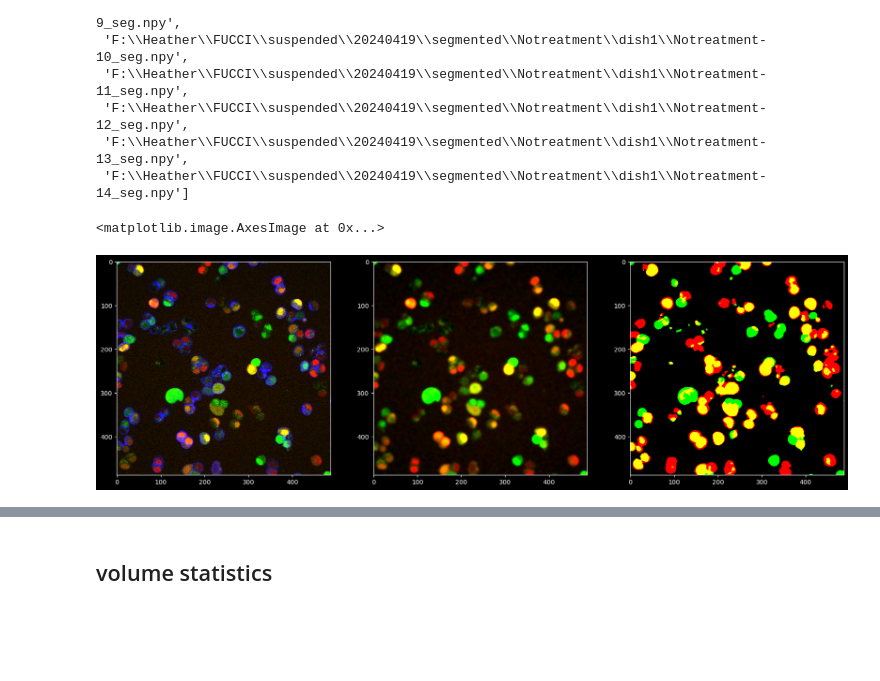
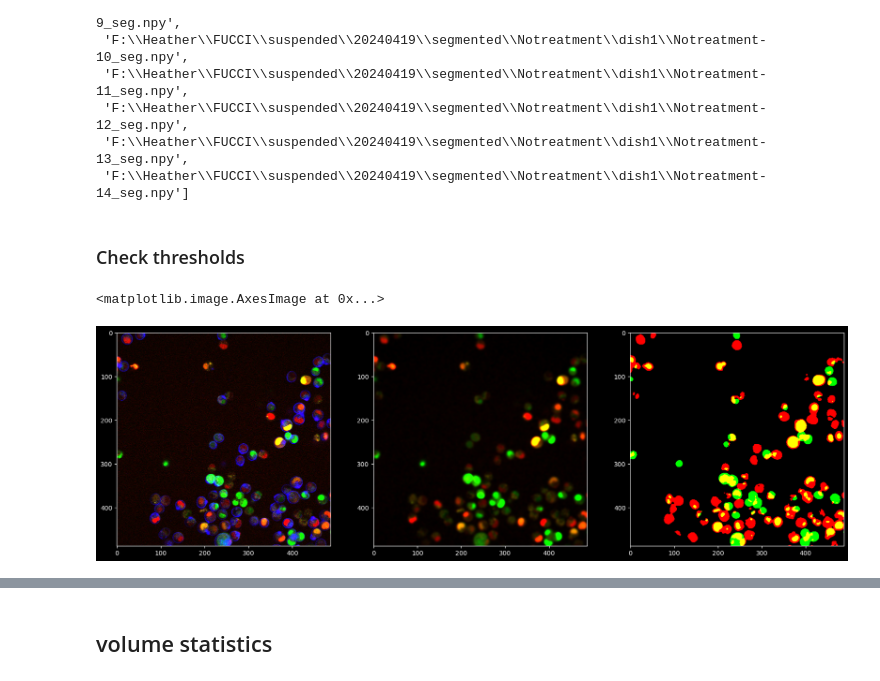
Before and after one commit to andyletzhang/segmentation_tools, a Jupyter notebook: mosaic_suspension.ipynb, the cells around one changed output, grey strips where cells are left out. Saved outputs shown, nothing was run; the diff lists cells and outputs as text; code cells hidden in the pictures; blank space fills up the shorter version.

```diff
--- a/mosaic_suspension.ipynb
+++ b/mosaic_suspension.ipynb
@@ -99,8 +112,8 @@ Path(output_path).mkdir(exist_ok=True, parents=True)
 
 for i, img in enumerate(tqdm(imgs)):
     masks=model.eval(img[2], diameter=diameter)[0]
-    masks=utils.remove_edge_masks(masks)
-    outlines=utils.masks_to_outlines(masks)
-    outlines_list=utils.outlines_list(masks)
+    masks=cp_utils.remove_edge_masks(masks)
+    outlines=cp_utils.masks_to_outlines(masks)
+    outlines_list=cp_utils.outlines_list(masks)
     export={'img':img, 'masks':masks, 'outlines':outlines, 'outlines_list':outlines_list}
     np.save(output_path+f'SC_{i}.npy', export)
@@ -127,22 +120,23 @@ array([[[ 24,  28,  13, ...,  14,   9,  14],
 # %%
-folders=natsorted(glob(r'F:\Heather\FUCCI\suspended\20240419\split\*'))
-output_path=r'F:\Heather\FUCCI\suspended\20240419\segmented/'
-Path(output_path).mkdir(exist_ok=True, parents=True)
+folder_path=r'F:\Heather\FUCCI\suspended\04262024ME treatments\tifs'
+folders=natsorted(glob(folder_path+'/*'))
+output_path=Path(folder_path.replace('tifs','segmented'))
+output_path.mkdir(exist_ok=True, parents=True)
 model=models.CellposeModel(gpu=True, model_type='cyto3')
 diameter=23
 
 for treatment in tqdm(folders, desc='treatment'):
-    files=natsorted(glob(treatment+'/*/*.tif'))
+    files=natsorted(glob(treatment+'/*.tif'))
     stem=Path(treatment).stem
     for i, img_path in enumerate(tqdm(files, desc=stem)):
-        output_folder=Path(img_path.replace('split','segmented')).parent
+        #output_folder=Path(img_path.replace('split','segmented')).parent
+        output_folder=Path(output_path/stem)
         output_folder.mkdir(exist_ok=True, parents=True)
         img=io.imread(img_path)
-        img=np.array([img[1], img[2], img[0]]) # re-order channels
-        masks=model.eval(img[2], diameter=diameter)[0]
-        masks=utils.remove_edge_masks(masks)
-        outlines=utils.masks_to_outlines(masks)
-        outlines_list=utils.outlines_list(masks)
+        img=np.array([img[1], img[2], img[0]]) # re-order channels, discard DAPI if it's the fourth channel
+        masks=model.eval(img, diameter=diameter, channels=[3,0])[0]
+        masks=cp_utils.remove_edge_masks(masks)
+        outlines=cp_utils.masks_to_outlines(masks)
+        outlines_list=cp_utils.outlines_list(masks)
         export={'img':img, 'masks':masks, 'outlines':outlines, 'outlines_list':outlines_list}
-
         np.save(output_folder/f'{stem}-{i}_seg.npy', export)
@@ -237,7 +253,7 @@ class SuspendedDataset:
         else:
             progress_kwargs={'total':len(self.frames),'desc':'Getting outlines'}
         p=Pool(8)
-        self.outlines=[x for x in progress_bar(p.imap(utils.outlines_list, [frame.masks for frame in self.frames]), **progress_kwargs)]
+        self.outlines=[x for x in progress_bar(p.imap(cp_utils.outlines_list, [frame.masks for frame in self.frames]), **progress_kwargs)]
         return self.outlines
 
     def get_volumes(self, circ_threshold=0.85):
@@ -269,7 +285,7 @@ class SuspendedDataset:
             self.get_outlines()
 
         cc_stages=self.cc_stages[idx]
-        outlines=utils.outlines_list(self.frames[idx].masks)
+        outlines=cp_utils.outlines_list(self.frames[idx].masks)
         colors=['white','g','r','orange']
         for i, (cell_number, cc, o) in enumerate(zip(np.unique(self.frames[idx].masks)[1:], cc_stages, outlines)):
             if polyCircularity(*np.array(o).T)<circ_threshold:
@@ -305,3 +342,8 @@ def polyVolume(x,y):
+# %%
+WT=SuspendedDataset(r'F:\Heather\FUCCI\suspended\04252024 SC treatments and ycomp bum dilutions\segmented\sccontrol', scale=0.6905357, preprocess_FUCCI=True, blur_sigma=2)
+rapamycin=SuspendedDataset(r'F:\Heather\FUCCI\suspended\04252024 SC treatments and ycomp bum dilutions\segmented\Rapamycin', scale=0.3452677, preprocess_FUCCI=True, blur_sigma=2)
+sch77=SuspendedDataset(r'F:\Heather\FUCCI\suspended\04252024 SC treatments and ycomp bum dilutions\segmented\sch77', scale=0.6905357, preprocess_FUCCI=True, blur_sigma=2)
+low_serum=SuspendedDataset(r'F:\Heather\FUCCI\suspended\04252024 SC treatments and ycomp bum dilutions\segmented\2percfbs', scale=0.6905357, preprocess_FUCCI=True, blur_sigma=2)
 # %%
 WT=SuspendedDataset(r'F:\Heather\FUCCI\suspended\20240419\segmented\Notreatment\dish1', scale=0.6905357, blur_sigma=2)
 bum1=SuspendedDataset(r'F:\Heather\FUCCI\suspended\20240419\segmented\bum\dish1', scale=0.6905357, blur_sigma=2)
@@ -329,18 +371,21 @@ ME_0412=SuspendedDataset(r'F:\my_data\Segmentation\20240412 FUCCI_halo_40x suspe
 # %%
 #ME2_0415=SuspendedDataset(r'F:\my_data\Segmentation\20240415 halo FUCCI col_glass ME adhered_suspended\segmented\suspension2/')
 ME1_0415=SuspendedDataset(r'F:\my_data\Segmentation\20240415 halo FUCCI col_glass ME adhered_suspended\segmented\suspension1/')
+# %% [markdown]
+### Check thresholds
 # %%
-n=-10
-to_plot=bum1
+# visualize blurring, thresholding
+n=0
+to_plot=low_serum
 
 fig, axes=plt.subplots(1,3, figsize=(21,20))
 axes[0].imshow(preprocessing.normalize(to_plot.frames[n].img.transpose(1,2,0)))
 
 color_FUCCI=np.stack([to_plot.red[n], to_plot.green[n], np.zeros_like(to_plot.red[n])], axis=-1)
 axes[1].imshow(color_FUCCI)
 
-threshold_FUCCI=np.stack([to_plot.red[n]>0.15, to_plot.green[n]>0.2, np.zeros_like(to_plot.red[n])], axis=-1)
+threshold_FUCCI=np.stack([to_plot.red[n]>0.1, to_plot.green[n]>0.15, np.zeros_like(to_plot.red[n])], axis=-1)
 axes[2].imshow(threshold_FUCCI)
 # %% [output]
 <matplotlib.image.AxesImage at 0x...>
-[figure, old version]
+[figure, new version]
```
Also changed, not shown: parts of 66 cells of this notebook, 18 other files.
